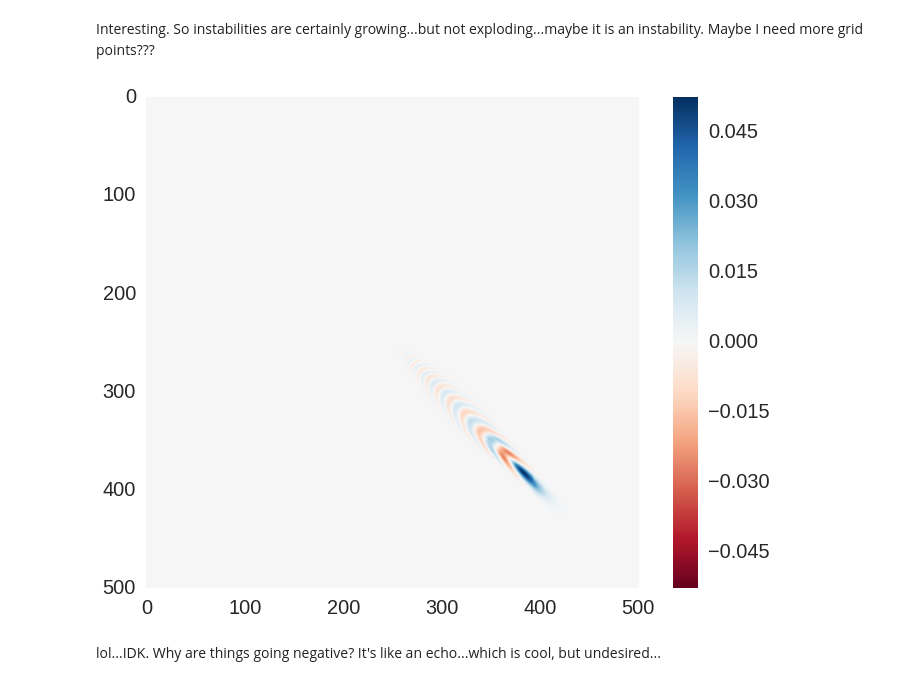
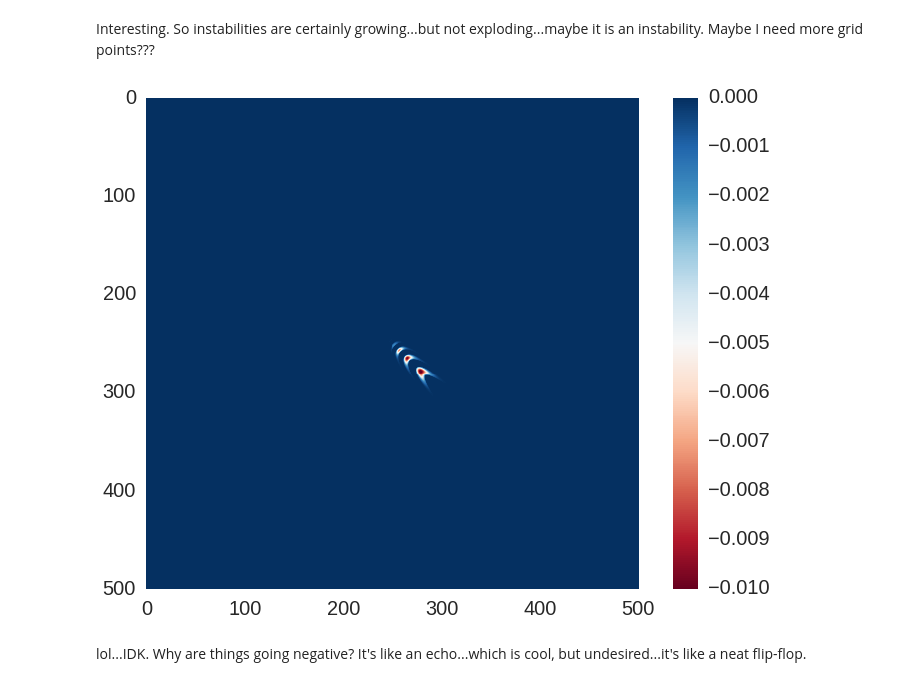
Before and after one commit to btweinstein/AC274, a Jupyter notebook: docs/2d_adr_package.ipynb, the cells around one changed output. Saved outputs shown, nothing was run; the diff lists cells and outputs as text; code cells hidden in the pictures.

```diff
--- a/docs/2d_adr_package.ipynb
+++ b/docs/2d_adr_package.ipynb
@@ -56,10 +56,10 @@ result.min()
 # %% [markdown]
 Interesting. So instabilities are certainly growing...but not exploding...maybe it is an instability. Maybe I need more grid points???
 # %%
-ski.io.imshow(result[:, :, 30])
+ski.io.imshow(result[:, :, 10])
 plt.grid(False)
-#plt.clim([-.1, 0])
+plt.clim([-.01, 0])
 # %% [output]
-[figure, old version]
+[figure, new version]
 # %% [markdown]
-lol...IDK. Why are things going negative? It's like an echo...which is cool, but undesired...
+lol...IDK. Why are things going negative? It's like an echo...which is cool, but undesired...it's like a neat flip-flop.
```
Also changed, not shown: parts of 1 cell of this notebook, 2 other files.
